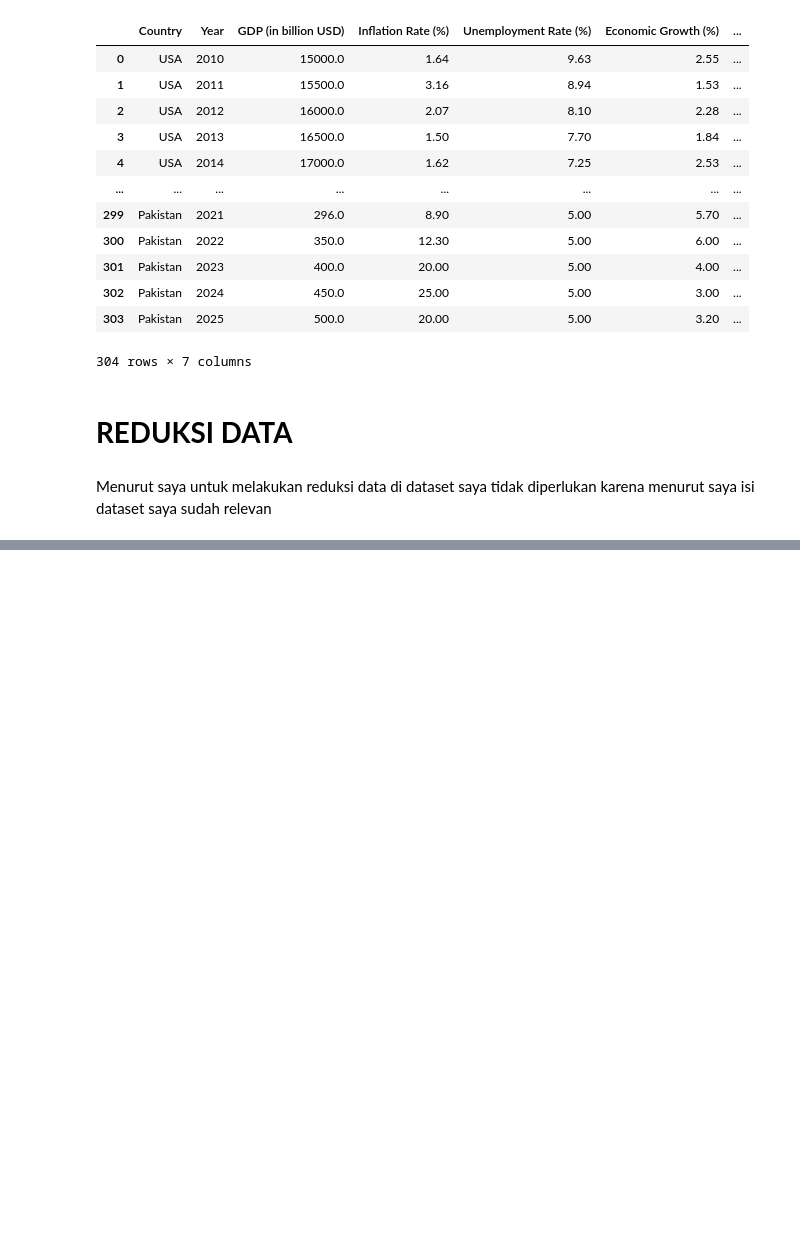
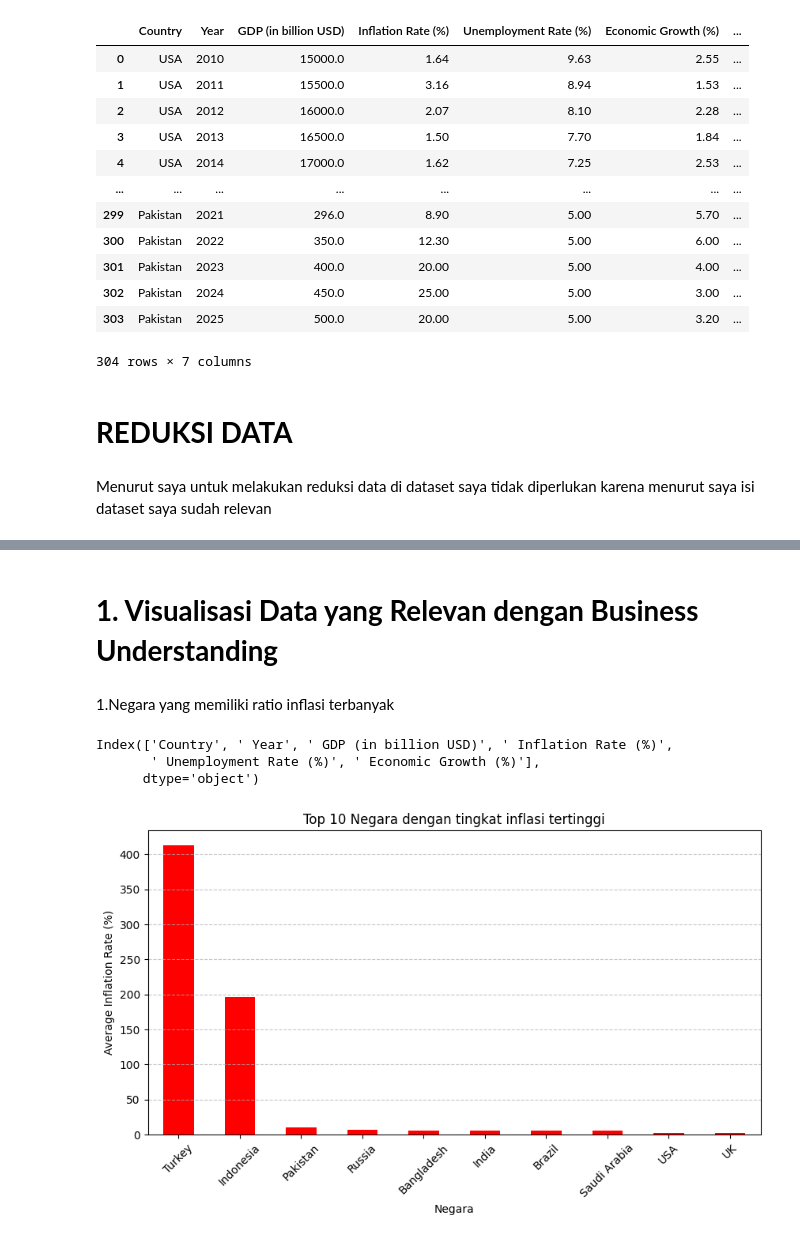
Before and after one commit to arthaa6days/AVD-, a Jupyter notebook: chekpoint2_avd.ipynb, the cells around one changed output, grey strips where cells are left out. Saved outputs shown, nothing was run; the diff lists cells and outputs as text; code cells hidden in the pictures; blank space fills up the shorter version.

```diff
--- a/chekpoint2_avd.ipynb
+++ b/chekpoint2_avd.ipynb
@@ -279,0 +288,4 @@ Menurut saya untuk melakukan reduksi data di dataset saya tidak diperlukan karen
+# %%
+df = pd.read_csv('/content/Economic Indicators And Inflation.csv')
+
+df
@@ -279,0 +306,4 @@ Menurut saya untuk melakukan reduksi data di dataset saya tidak diperlukan karen
+# %% [markdown]
+# **1. Visualisasi Data yang Relevan dengan Business Understanding**
+# %% [markdown]
+1.Negara yang memiliki ratio inflasi terbanyak
@@ -279,0 +314,19 @@ Menurut saya untuk melakukan reduksi data di dataset saya tidak diperlukan karen
+# %%
+print(df.columns)
+# %% [output]
+Index(['Country', ' Year', ' GDP (in billion USD)', ' Inflation Rate (%)',
+       ' Unemployment Rate (%)', ' Economic Growth (%)'],
+      dtype='object')
+# %%
+inflation_by_country = df.groupby("Country")[" Inflation Rate (%)"].mean()
+top_inflation_countries = inflation_by_country.sort_values(ascending=False).head(10)
+plt.figure(figsize=(10, 5))
+top_inflation_countries.plot(kind='bar', color='red')
+plt.xlabel("Negara")
+plt.ylabel("Average Inflation Rate (%)")
+plt.title("Top 10 Negara dengan tingkat inflasi tertinggi")
+plt.xticks(rotation=45)
+plt.grid(axis='y', linestyle='--', alpha=0.7)
+plt.show()
+# %% [output]
+[figure, added]
```
Also changed, not shown: parts of 11 cells of this notebook.
